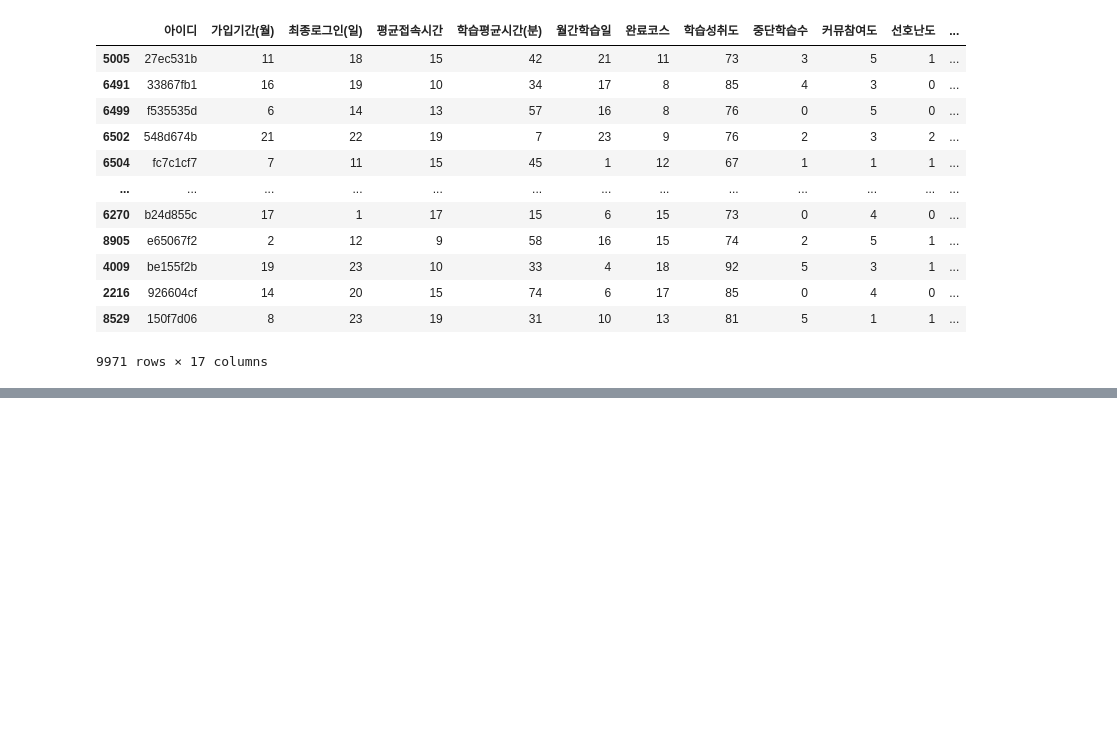
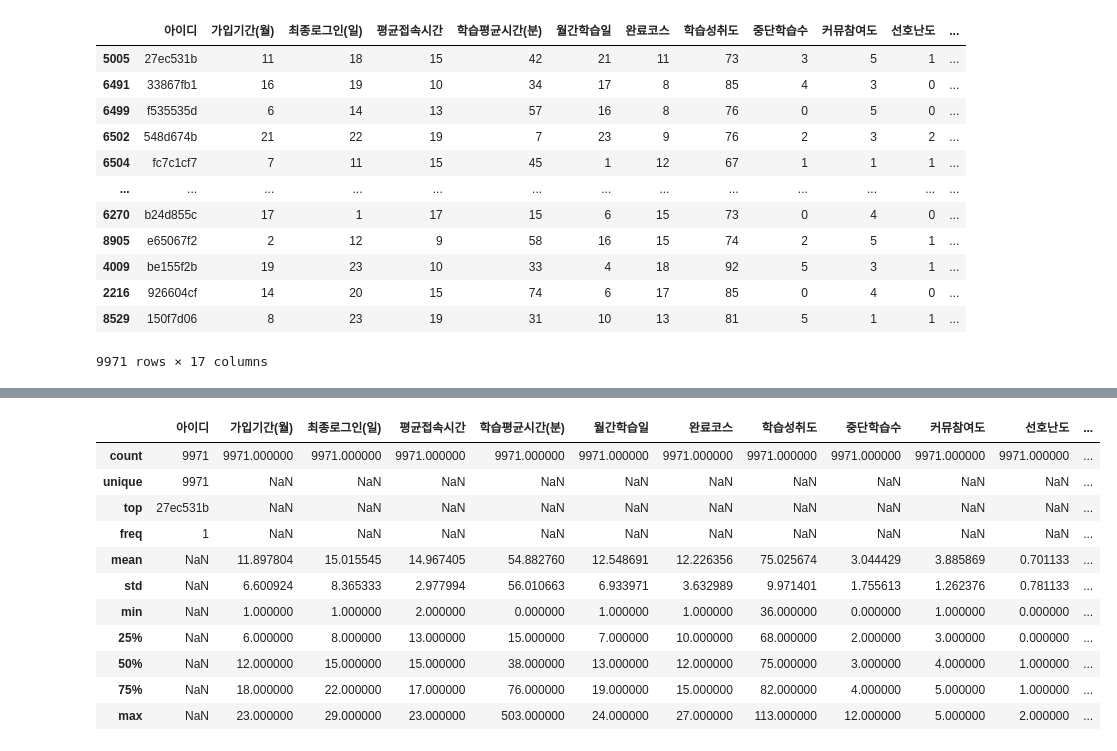
Before and after one commit to mooooooooooooooooooooooon/wassup, a Jupyter notebook: mini_project/DA_Mini_Project_240102.ipynb, the cells around one changed output, grey strips where cells are left out. Saved outputs shown, nothing was run; the diff lists cells and outputs as text; code cells hidden in the pictures; blank space fills up the shorter version.

```diff
--- a/mini_project/DA_Mini_Project_240102.ipynb
+++ b/mini_project/DA_Mini_Project_240102.ipynb
@@ -761,0 +835,15 @@ sns.heatmap(df1_pivot, annot = True, cmap = 'Reds')
+# %%
+df1.describe(include = 'all')
+# %% [output]
+|  | 아이디 | 가입기간(월) | 최종로그인(일) | 평균접속시간 | 학습평균시간(분) | 월간학습일 | 완료코스 | 학습성취도 | 중단학습수 | 커뮤참여도 | 선호난도 | ... |
+| count | 9971 | 9971.000000 | 9971.000000 | 9971.000000 | 9971.000000 | 9971.000000 | 9971.000000 | 9971.000000 | 9971.000000 | 9971.000000 | 9971.000000 | ... |
+| unique | 9971 | NaN | NaN | NaN | NaN | NaN | NaN | NaN | NaN | NaN | NaN | ... |
+| top | 27ec531b | NaN | NaN | NaN | NaN | NaN | NaN | NaN | NaN | NaN | NaN | ... |
+| freq | 1 | NaN | NaN | NaN | NaN | NaN | NaN | NaN | NaN | NaN | NaN | ... |
+| mean | NaN | 11.897804 | 15.015545 | 14.967405 | 54.882760 | 12.548691 | 12.226356 | 75.025674 | 3.044429 | 3.885869 | 0.701133 | ... |
+| std | NaN | 6.600924 | 8.365333 | 2.977994 | 56.010663 | 6.933971 | 3.632989 | 9.971401 | 1.755613 | 1.262376 | 0.781133 | ... |
+| min | NaN | 1.000000 | 1.000000 | 2.000000 | 0.000000 | 1.000000 | 1.000000 | 36.000000 | 0.000000 | 1.000000 | 0.000000 | ... |
+| 25% | NaN | 6.000000 | 8.000000 | 13.000000 | 15.000000 | 7.000000 | 10.000000 | 68.000000 | 2.000000 | 3.000000 | 0.000000 | ... |
+| 50% | NaN | 12.000000 | 15.000000 | 15.000000 | 38.000000 | 13.000000 | 12.000000 | 75.000000 | 3.000000 | 4.000000 | 1.000000 | ... |
+| 75% | NaN | 18.000000 | 22.000000 | 17.000000 | 76.000000 | 19.000000 | 15.000000 | 82.000000 | 4.000000 | 5.000000 | 1.000000 | ... |
+| max | NaN | 23.000000 | 29.000000 | 23.000000 | 503.000000 | 24.000000 | 27.000000 | 113.000000 | 12.000000 | 5.000000 | 2.000000 | ... |
```
Also changed, not shown: parts of 23 cells of this notebook.
